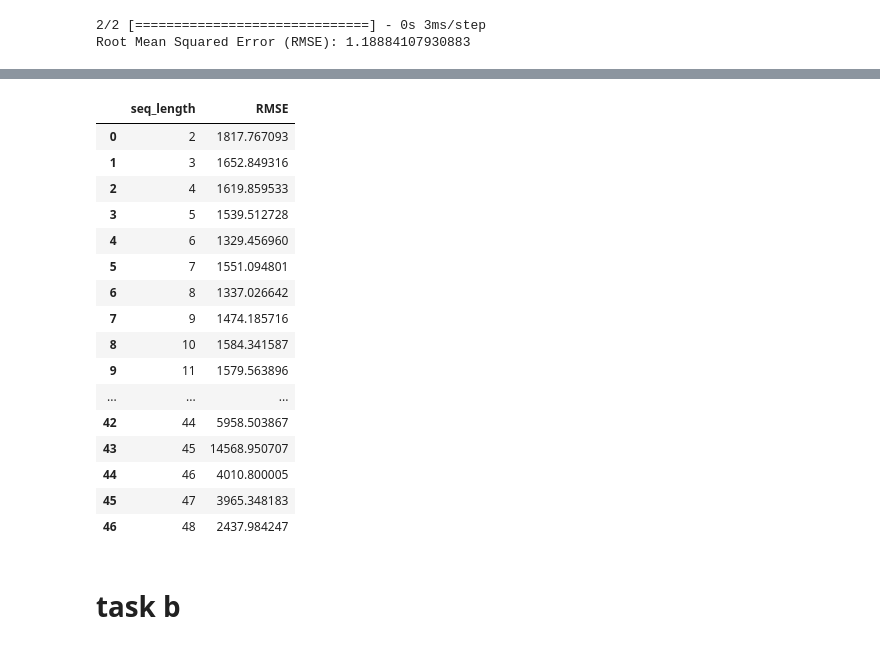
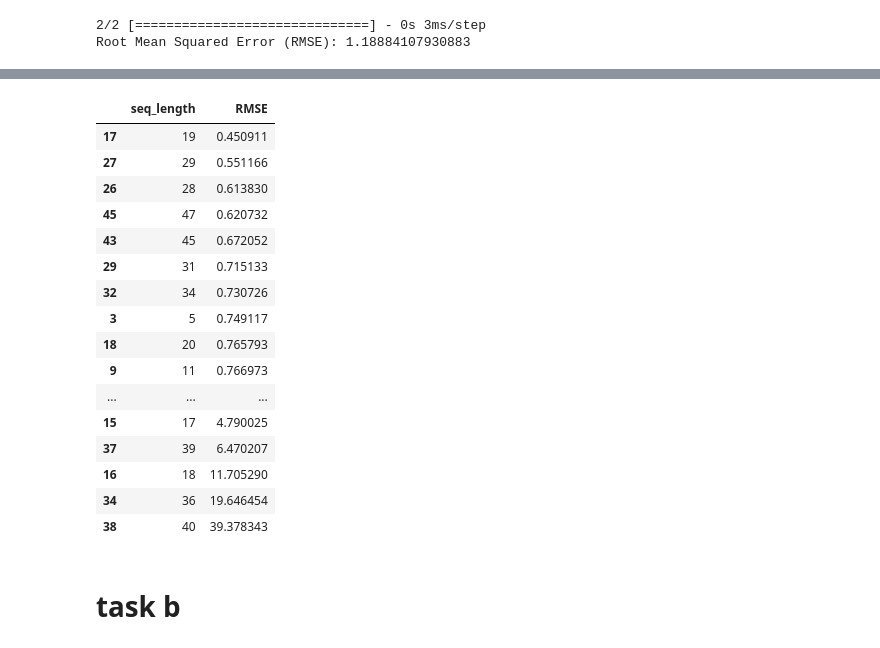
Before and after one commit to Adnan525/sc_a1, a Jupyter notebook: task4.ipynb, the cells around one changed output, grey strips where cells are left out. Saved outputs shown, nothing was run; the diff lists cells and outputs as text; code cells hidden in the pictures.

Commit message:
task 1 standardization is required

```diff
--- a/task4.ipynb
+++ b/task4.ipynb
@@ -150,6 +151,10 @@ RMSE = []
 for seq_length in range(2,49):
     #split
     train_data, test_data = train_test_split(df_sales, test_size=0.2, shuffle=False)
+    # scaling
+    scaler = StandardScaler()
+    train_data['SALES'] = scaler.fit_transform(train_data[['SALES']])
+    test_data['SALES'] = scaler.transform(test_data[['SALES']])
     # make tensor sequence
     sequence_length = seq_length
     X_train, y_train = create_sequences(train_data, sequence_length)
@@ -161,7 +166,7 @@ for seq_length in range(2,49):
     #compile
     model.compile(optimizer='adam', loss='mean_squared_error')
     #train
-    model.fit(X_train, y_train, epochs=100, batch_size=32)
+    model.fit(X_train, y_train, epochs=100, batch_size=32, verbose = 0)
     #predict
     y_pred = model.predict(X_test)
     # Calculate RMSE (Root Mean Squared Error)
@@ -172,6 +177,6 @@ for seq_length in range(2,49):
 
 data = {'seq_length': window_size, 'RMSE': RMSE}
 df = pd.DataFrame(data)
-df.sort_values(by="RMSE")
+df = df.sort_values(by="RMSE")
 df
 # %% [output]
@@ -195,20 +200,20 @@ Epoch 70/100
 |  | seq_length | RMSE |
-| 0 | 2 | 1817.767093 |
-| 1 | 3 | 1652.849316 |
-| 2 | 4 | 1619.859533 |
-| 3 | 5 | 1539.512728 |
-| 4 | 6 | 1329.456960 |
-| 5 | 7 | 1551.094801 |
-| 6 | 8 | 1337.026642 |
-| 7 | 9 | 1474.185716 |
-| 8 | 10 | 1584.341587 |
-| 9 | 11 | 1579.563896 |
+| 17 | 19 | 0.450911 |
+| 27 | 29 | 0.551166 |
+| 26 | 28 | 0.613830 |
+| 45 | 47 | 0.620732 |
+| 43 | 45 | 0.672052 |
+| 29 | 31 | 0.715133 |
+| 32 | 34 | 0.730726 |
+| 3 | 5 | 0.749117 |
+| 18 | 20 | 0.765793 |
+| 9 | 11 | 0.766973 |
 | ... | ... | ... |
-| 42 | 44 | 5958.503867 |
-| 43 | 45 | 14568.950707 |
-| 44 | 46 | 4010.800005 |
-| 45 | 47 | 3965.348183 |
-| 46 | 48 | 2437.984247 |
+| 15 | 17 | 4.790025 |
+| 37 | 39 | 6.470207 |
+| 16 | 18 | 11.705290 |
+| 34 | 36 | 19.646454 |
+| 38 | 40 | 39.378343 |
 # %% [markdown]
 # task b
 # %%
```
Also changed, not shown: parts of 2 cells of this notebook.
